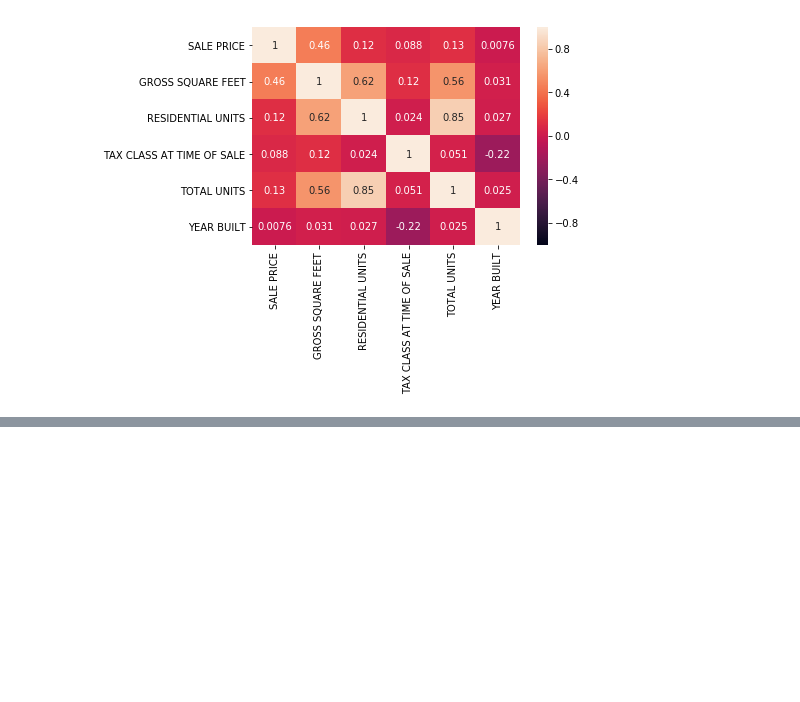
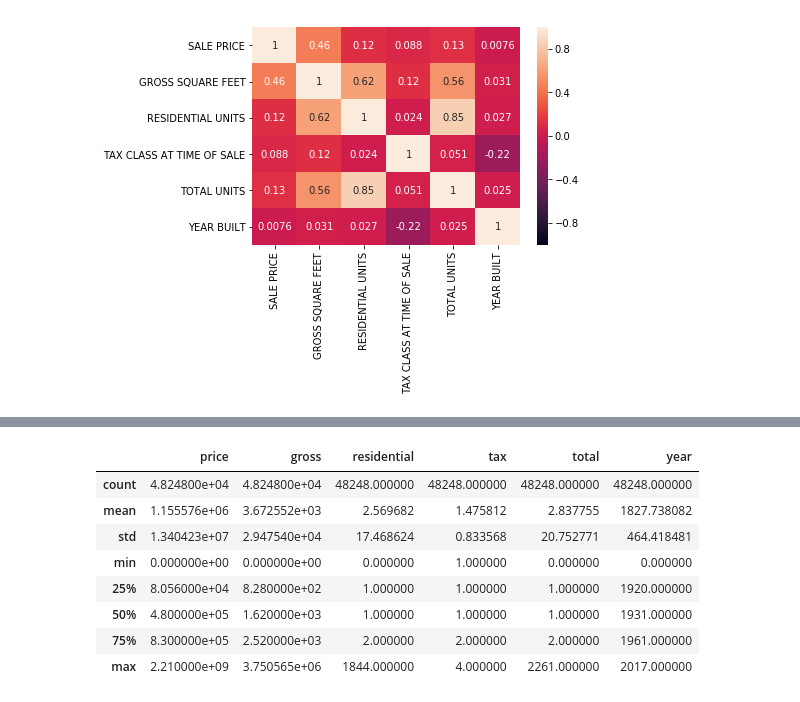
Before and after one commit to arisdaemon/su19dataAnalytics, a Jupyter notebook: Project 2.ipynb, the cells around one changed output, grey strips where cells are left out. Saved outputs shown, nothing was run; the diff lists cells and outputs as text; code cells hidden in the pictures; blank space fills up the shorter version.

```diff
--- a/Project 2.ipynb
+++ b/Project 2.ipynb
@@ -167,3 +167,15 @@ Warnings:
 [1] Standard Errors assume that the covariance matrix of the errors is correctly specified.
 [2] The condition number is large, 1.78e+04. This might indicate that there are
 strong multicollinearity or other numerical problems.
+# %%
+correlation_df.describe()
+# %% [output]
+|  | price | gross | residential | tax | total | year |
+| count | 4.824800e+04 | 4.824800e+04 | 48248.000000 | 48248.000000 | 48248.000000 | 48248.000000 |
+| mean | 1.155576e+06 | 3.672552e+03 | 2.569682 | 1.475812 | 2.837755 | 1827.738082 |
+| std | 1.340423e+07 | 2.947540e+04 | 17.468624 | 0.833568 | 20.752771 | 464.418481 |
+| min | 0.000000e+00 | 0.000000e+00 | 0.000000 | 1.000000 | 0.000000 | 0.000000 |
+| 25% | 8.056000e+04 | 8.280000e+02 | 1.000000 | 1.000000 | 1.000000 | 1920.000000 |
+| 50% | 4.800000e+05 | 1.620000e+03 | 1.000000 | 1.000000 | 1.000000 | 1931.000000 |
+| 75% | 8.300000e+05 | 2.520000e+03 | 2.000000 | 2.000000 | 2.000000 | 1961.000000 |
+| max | 2.210000e+09 | 3.750565e+06 | 1844.000000 | 4.000000 | 2261.000000 | 2017.000000 |
```
Also changed, not shown: parts of 7 cells of this notebook, 2 other files.
